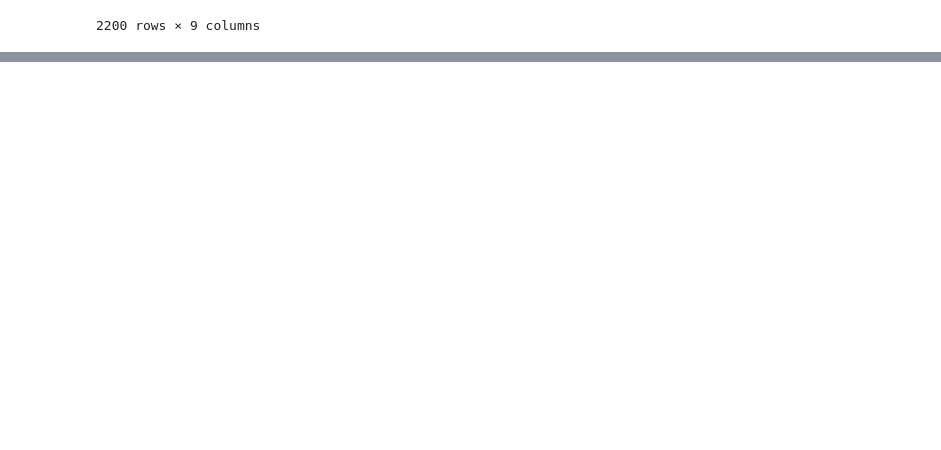
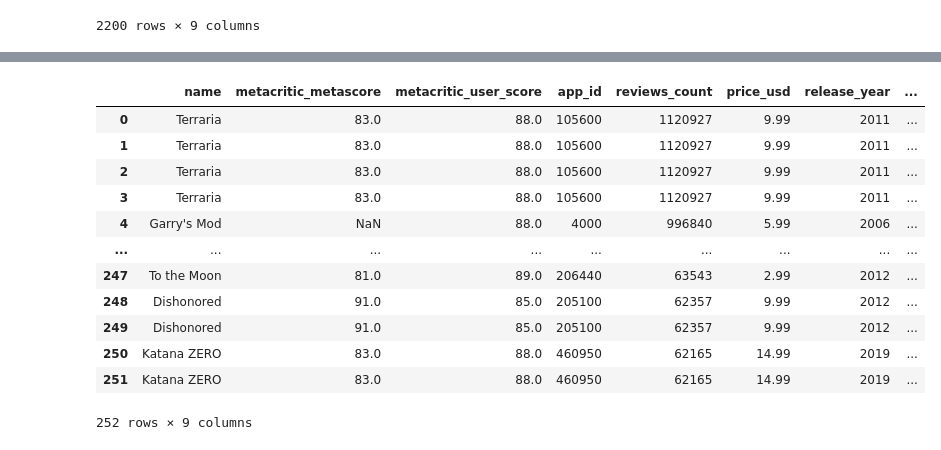
Before and after one commit to Lucasaraga0/steamVisualization, a Jupyter notebook: scrap.ipynb, the cells around one changed output, grey strips where cells are left out. Saved outputs shown, nothing was run; the diff lists cells and outputs as text; code cells hidden in the pictures; blank space fills up the shorter version.

```diff
--- a/scrap.ipynb
+++ b/scrap.ipynb
@@ -672,0 +1093,17 @@ KeyError: 'metacritic_metascore'
+# %%
+bemAval = pd.read_csv("bemAvaliadosFinal.csv")
+bemAval
+# %% [output]
+|  | name | metacritic_metascore | metacritic_user_score | app_id | reviews_count | price_usd | release_year | ... |
+| 0 | Terraria | 83.0 | 88.0 | 105600 | 1120927 | 9.99 | 2011 | ... |
+| 1 | Terraria | 83.0 | 88.0 | 105600 | 1120927 | 9.99 | 2011 | ... |
+| 2 | Terraria | 83.0 | 88.0 | 105600 | 1120927 | 9.99 | 2011 | ... |
+| 3 | Terraria | 83.0 | 88.0 | 105600 | 1120927 | 9.99 | 2011 | ... |
+| 4 | Garry's Mod | NaN | 88.0 | 4000 | 996840 | 5.99 | 2006 | ... |
+| ... | ... | ... | ... | ... | ... | ... | ... | ... |
+| 247 | To the Moon | 81.0 | 89.0 | 206440 | 63543 | 2.99 | 2012 | ... |
+| 248 | Dishonored | 91.0 | 85.0 | 205100 | 62357 | 9.99 | 2012 | ... |
+| 249 | Dishonored | 91.0 | 85.0 | 205100 | 62357 | 9.99 | 2012 | ... |
+| 250 | Katana ZERO | 83.0 | 88.0 | 460950 | 62165 | 14.99 | 2019 | ... |
+| 251 | Katana ZERO | 83.0 | 88.0 | 460950 | 62165 | 14.99 | 2019 | ... |
+252 rows × 9 columns
```
Also changed, not shown: parts of 23 cells of this notebook, 3 other files.
